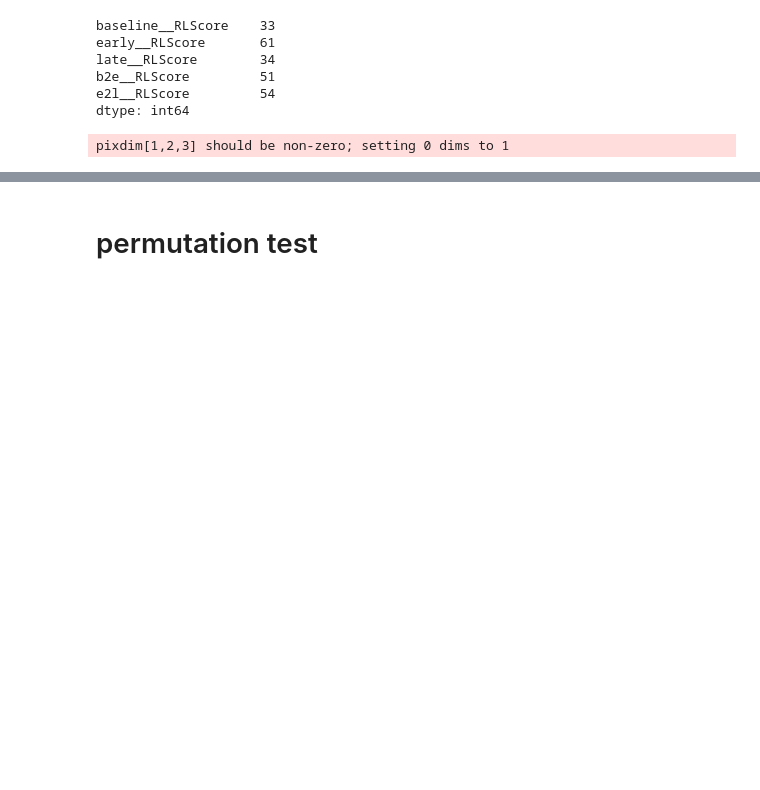
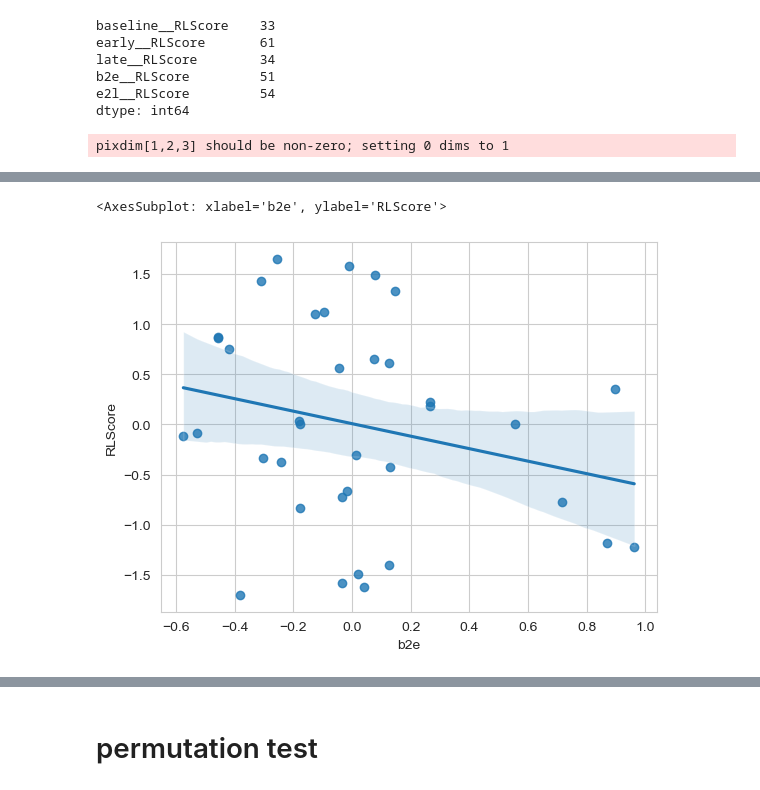
Before and after one commit to qniksefat/gradient-notebooks, a Jupyter notebook: large-manifold-nbs/5-behavior.ipynb, the cells around one changed output, grey strips where cells are left out. Saved outputs shown, nothing was run; the diff lists cells and outputs as text; code cells hidden in the pictures; blank space fills up the shorter version.

```diff
--- a/large-manifold-nbs/5-behavior.ipynb
+++ b/large-manifold-nbs/5-behavior.ipynb
@@ -343,0 +209,4 @@ TypeError: __init__() got an unexpected keyword argument 'location'
+# %%
+# level 1 is for 7 network - level 2 is for 17 network
+dfn7 = df.groupby(level=[1,3,4]).mean()  # df networks mean
+dfn7.head()
@@ -343,0 +245,5 @@ TypeError: __init__() got an unexpected keyword argument 'location'
+# %%
+sns.regplot(data=dfn7.loc['Limbic'], x='b2e', y='RLScore')
+# %% [output]
+<AxesSubplot: xlabel='b2e', ylabel='RLScore'>
+[figure, added]
```
Also changed, not shown: parts of 80 cells of this notebook.
